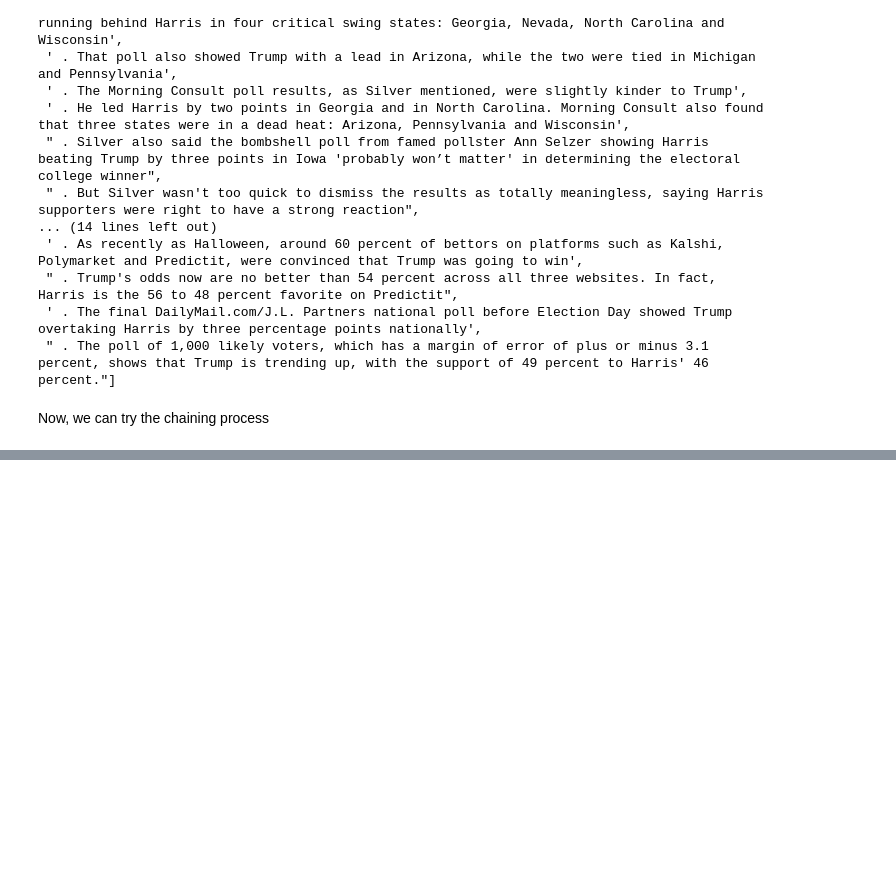
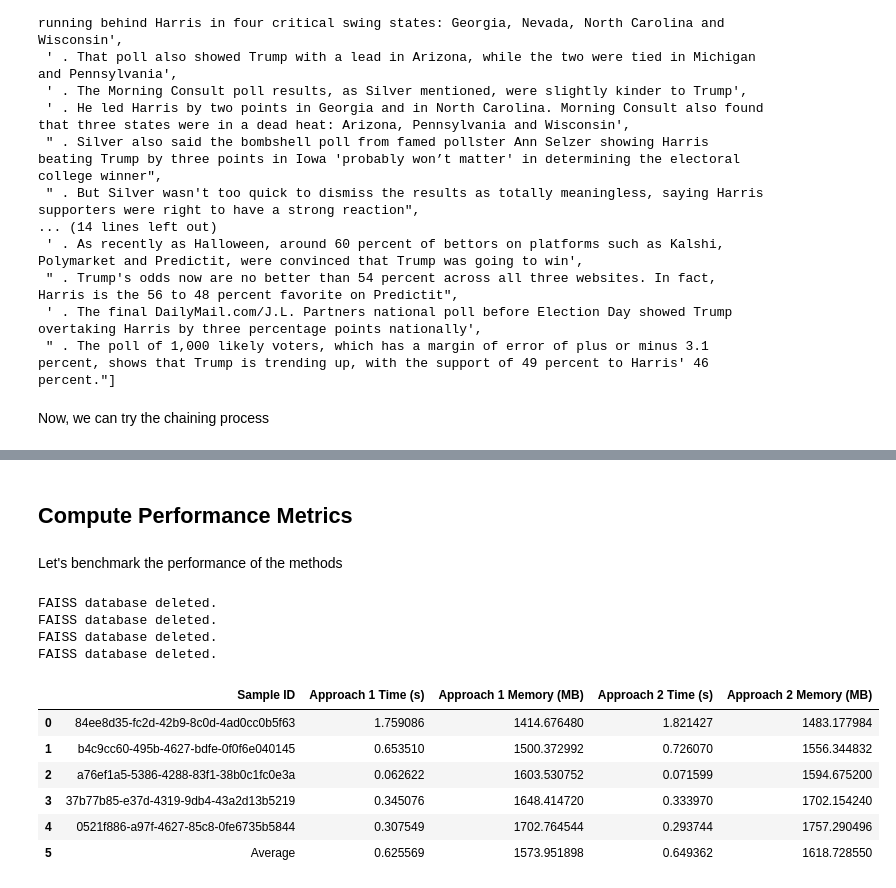
Before and after one commit to AVDiv/storion_aggregation_analysis, a Jupyter notebook: analysis/1_content_filtering/trial_1.ipynb, the cells around one changed output, grey strips where cells are left out. Cells and saved outputs as stored; diff of their text form; code cells hidden in the pictures; blank space fills up the shorter version.

```diff
--- a/analysis/1_content_filtering/trial_1.ipynb
+++ b/analysis/1_content_filtering/trial_1.ipynb
@@ -132,6 +132,8 @@ re.split(pattern, text)
  " . Trump's odds now are no better than 54 percent across all three websites. In fact, Harris is the 56 to 48 percent favorite on Predictit",
  ' . The final DailyMail.com/J.L. Partners national poll before Election Day showed Trump overtaking Harris by three percentage points nationally',
  " . The poll of 1,000 likely voters, which has a margin of error of plus or minus 3.1 percent, shows that Trump is trending up, with the support of 49 percent to Harris' 46 percent."]
+# %%
+content_corpuses = [re.split(pattern, text) for text in sample_records['content']]
 # %% [markdown]
 Now, we can try the chaining process
 # %%
@@ -201,12 +197,13 @@ class FaissDB:
         Returns:
             tuple: Distances and document of closest matches.
         """
-        distances, indices = self.index.search(query_embedding, k)
-        return distances, [self.embedding_documents[index] for index in indices]
+        distances, indices = self.index.search(query_embedding.reshape(1, -1), k)
+        return distances.reshape(-1), [self.embedding_documents[index] for index in indices.reshape(-1)]
 
-    def delete(self):
+    def reset(self):
         """Delete the FAISS index and associated metadata."""
         del self.index
+        self.index = faiss.IndexFlatL2(self.dimension)
         self.embedding_documents = []
         print("FAISS database deleted.")
 # %%
@@ -232,7 +229,7 @@ def calculate_embedding_similarity(source_embedding, target_embeddings):
     Returns:
         np.array: Similarity of source embedding and target embeddings.
     """
-    similarity_scores = cosine_similarity(source_embedding, target_embeddings)
+    similarity_scores = cosine_similarity(source_embedding.reshape(1, -1), target_embeddings)
     return similarity_scores
 # %%
 # The chaining process
@@ -347,0 +647,9 @@ NameError: name 'EmbeddingModel' is not defined
+# %%
+ccf = CCF()
+reference_text = sample_records.iloc[4]['title']
+victim_corpus = content_corpuses[4]
+filtered_corpus = ccf.filter_text_approach_2(reference_text, victim_corpus, similarity_threshold=0)
+print()
+print(reference_text)
+print()
+highlight_corpus_difference(victim_corpus, filtered_corpus)
@@ -347,0 +677,60 @@ NameError: name 'EmbeddingModel' is not defined
+# %% [markdown]
+## Compute Performance Metrics
+# %% [markdown]
+Let's benchmark the performance of the methods
+# %%
+import time
+import psutil
+
+def get_memory_usage():
+    process = psutil.Process()
+    return process.memory_info().rss
+
+def get_time_taken(func, *args):
+    start_time = time.time()
+    func(*args)
+    return time.time() - start_time
+
+approach_1_time = []
+approach_1_memory = []
+approach_2_time = []
+approach_2_memory = []
+
+for i in range(5):
+    reference_text = sample_records.iloc[i]['title']
+    victim_corpus = content_corpuses[i]
+    # Approach 1
+    ccf = CCF()
+    approach_1_time.append(get_time_taken(ccf.filter_text_approach_1, reference_text, victim_corpus, 0))
+    approach_1_memory.append(get_memory_usage())
+    # Approach 2
+    ccf = CCF()
+    approach_2_time.append(get_time_taken(ccf.filter_text_approach_2, reference_text, victim_corpus, 0))
+    approach_2_memory.append(get_memory_usage())
+
+approach_1_time.append(np.mean(approach_1_time))
+approach_1_memory.append(np.mean(approach_1_memory))
+approach_2_time.append(np.mean(approach_2_time))
+approach_2_memory.append(np.mean(approach_2_memory))
+
+df = pd.DataFrame({
+    "Sample ID": sample_ids.tolist() + ["Average"],
+    "Approach 1 Time (s)": approach_1_time,
+    "Approach 1 Memory (MB)": [mem / 1e6 for mem in approach_1_memory],
+    "Approach 2 Time (s)": approach_2_time,
+    "Approach 2 Memory (MB)": [mem / 1e6 for mem in approach_2_memory],
+})
+
+df
+# %% [output]
+FAISS database deleted.
+FAISS database deleted.
+FAISS database deleted.
+FAISS database deleted.
+|  | Sample ID | Approach 1 Time (s) | Approach 1 Memory (MB) | Approach 2 Time (s) | Approach 2 Memory (MB) |
+| 0 | 84ee8d35-fc2d-42b9-8c0d-4ad0cc0b5f63 | 1.759086 | 1414.676480 | 1.821427 | 1483.177984 |
+| 1 | b4c9cc60-495b-4627-bdfe-0f0f6e040145 | 0.653510 | 1500.372992 | 0.726070 | 1556.344832 |
+| 2 | a76ef1a5-5386-4288-83f1-38b0c1fc0e3a | 0.062622 | 1603.530752 | 0.071599 | 1594.675200 |
+| 3 | 37b77b85-e37d-4319-9db4-43a2d13b5219 | 0.345076 | 1648.414720 | 0.333970 | 1702.154240 |
+| 4 | 0521f886-a97f-4627-85c8-0fe6735b5844 | 0.307549 | 1702.764544 | 0.293744 | 1757.290496 |
+| 5 | Average | 0.625569 | 1573.951898 | 0.649362 | 1618.728550 |
```
Also changed, not shown: parts of 21 cells of this notebook, 2 other files.
